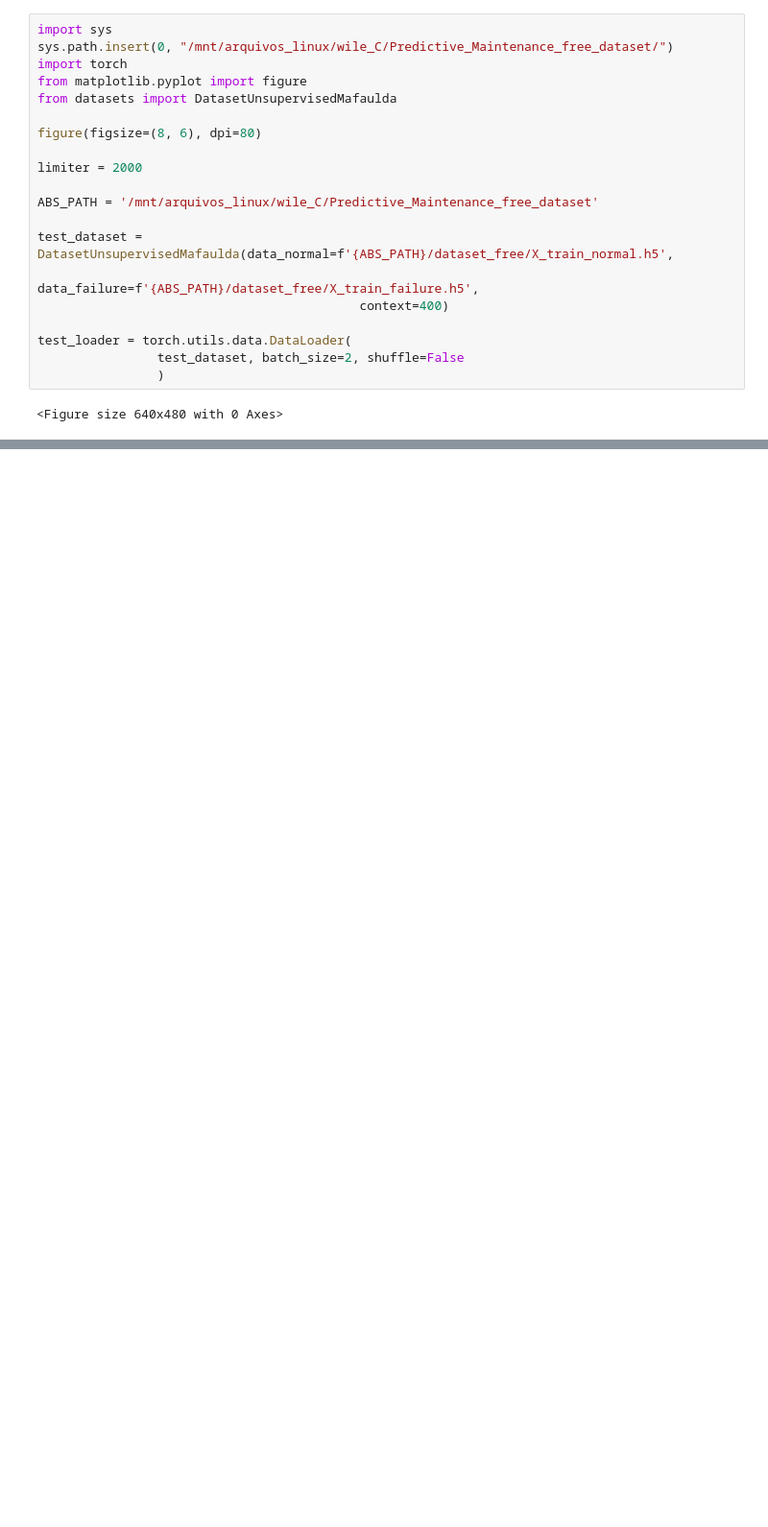
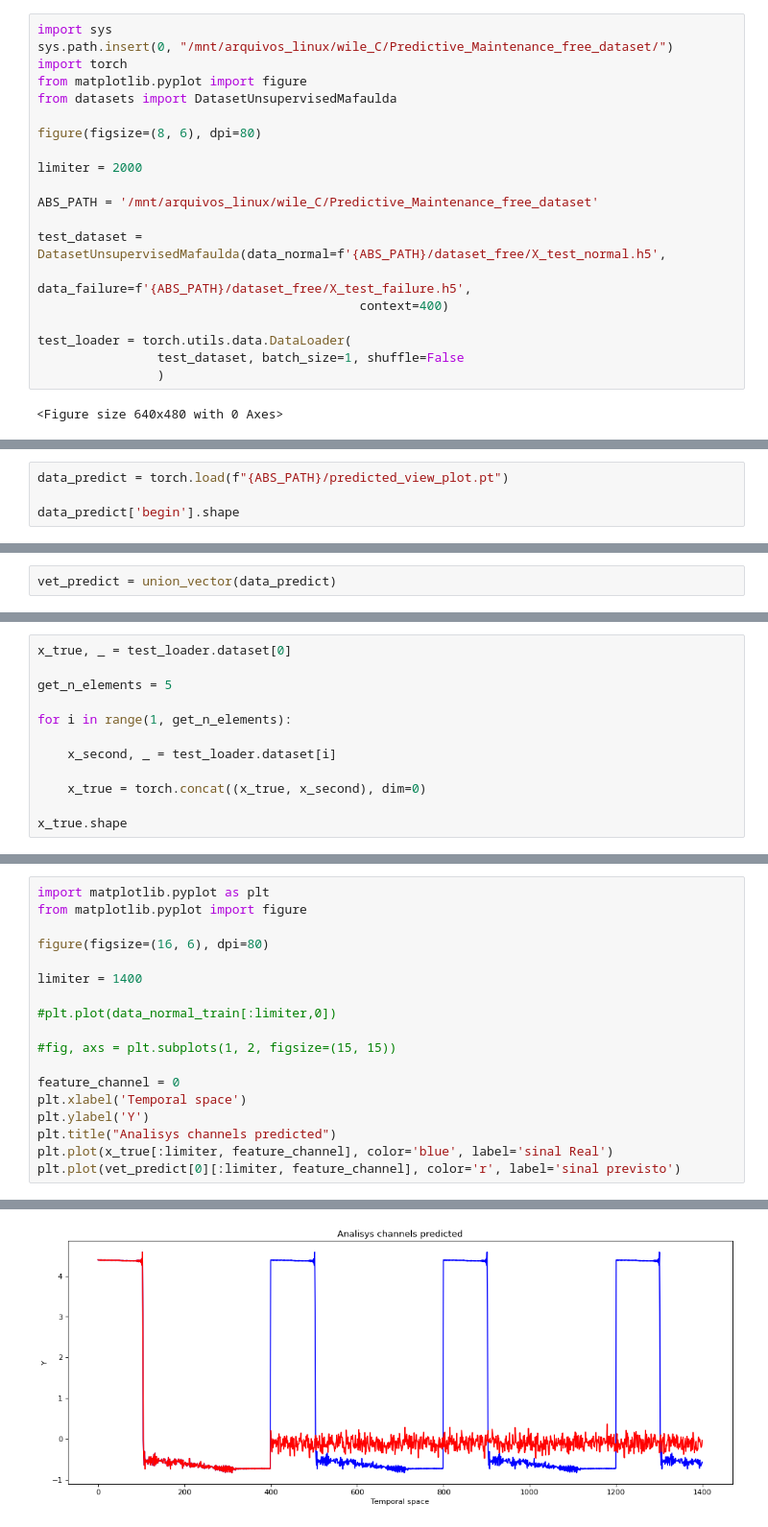
Before and after one commit to oliveiraMats2/Predictive_Maintenance_free_dataset, a Jupyter notebook: notebooks/visualize_predicted_mafalda_transformer.ipynb, the cells around one changed output, grey strips where cells are left out. Shown at 96% size. Saved outputs shown, nothing was run; the diff lists cells and outputs as text; blank space fills up the shorter version.

Commit message:
final result transformers visualize

```diff
--- a/notebooks/visualize_predicted_mafalda_transformer.ipynb
+++ b/notebooks/visualize_predicted_mafalda_transformer.ipynb
@@ -11,12 +11,12 @@ limiter = 2000
 
 ABS_PATH = '/mnt/arquivos_linux/wile_C/Predictive_Maintenance_free_dataset'
 
-test_dataset = DatasetUnsupervisedMafaulda(data_normal=f'{ABS_PATH}/dataset_free/X_train_normal.h5',
-                                           data_failure=f'{ABS_PATH}/dataset_free/X_train_failure.h5',
+test_dataset = DatasetUnsupervisedMafaulda(data_normal=f'{ABS_PATH}/dataset_free/X_test_normal.h5',
+                                           data_failure=f'{ABS_PATH}/dataset_free/X_test_failure.h5',
                                            context=400)
 
 test_loader = torch.utils.data.DataLoader(
-                test_dataset, batch_size=2, shuffle=False
+                test_dataset, batch_size=1, shuffle=False
                 )
 # %% [output]
 <Figure size 640x480 with 0 Axes>
@@ -22,0 +38,4 @@ test_loader = torch.utils.data.DataLoader(
+# %%
+data_predict = torch.load(f"{ABS_PATH}/predicted_view_plot.pt")
+
+data_predict['begin'].shape
@@ -22,0 +44,2 @@ test_loader = torch.utils.data.DataLoader(
+# %%
+vet_predict = union_vector(data_predict)
@@ -22,0 +54,12 @@ test_loader = torch.utils.data.DataLoader(
+# %%
+x_true, _ = test_loader.dataset[0]
+
+get_n_elements = 5
+
+for i in range(1, get_n_elements):
+
+    x_second, _ = test_loader.dataset[i]
+
+    x_true = torch.concat((x_true, x_second), dim=0)
+
+x_true.shape
@@ -22,0 +70,19 @@ test_loader = torch.utils.data.DataLoader(
+# %%
+import matplotlib.pyplot as plt
+from matplotlib.pyplot import figure
+
+figure(figsize=(16, 6), dpi=80)
+
+limiter = 1400
+
+#plt.plot(data_normal_train[:limiter,0])
+
+#fig, axs = plt.subplots(1, 2, figsize=(15, 15))
+
+feature_channel = 0
+plt.xlabel('Temporal space')
+plt.ylabel('Y')
+plt.title("Analisys channels predicted")
+plt.plot(x_true[:limiter, feature_channel], color='blue', label='sinal Real')
+plt.plot(vet_predict[0][:limiter, feature_channel], color='r', label='sinal previsto')
+# %% [output]
@@ -22,0 +90 @@ test_loader = torch.utils.data.DataLoader(
+[figure, added]
```
Also changed, not shown: parts of 8 cells of this notebook, 2 other files.
